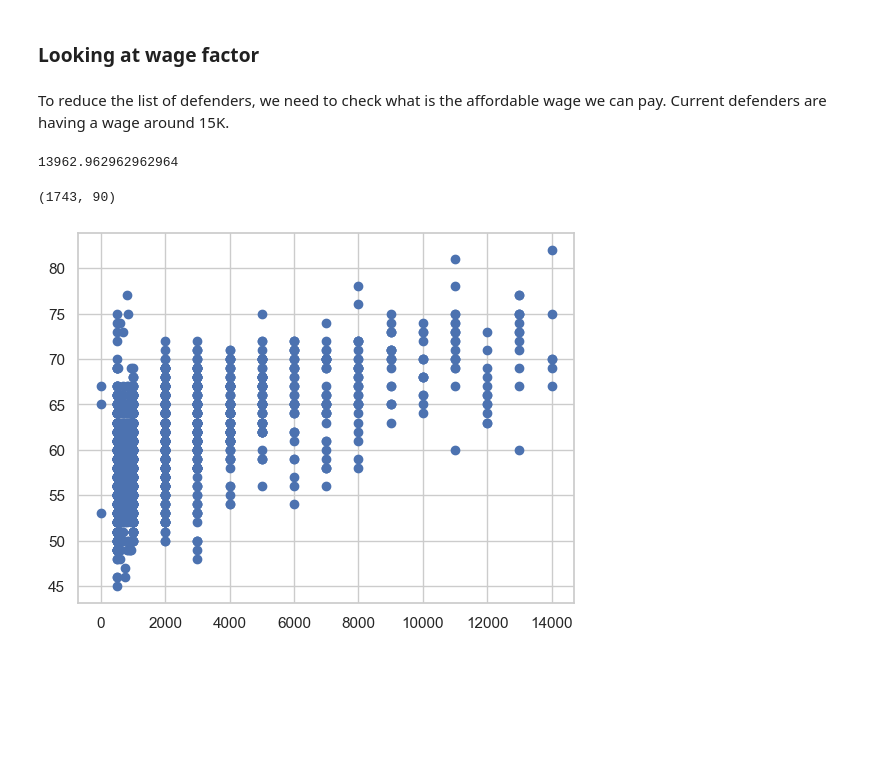
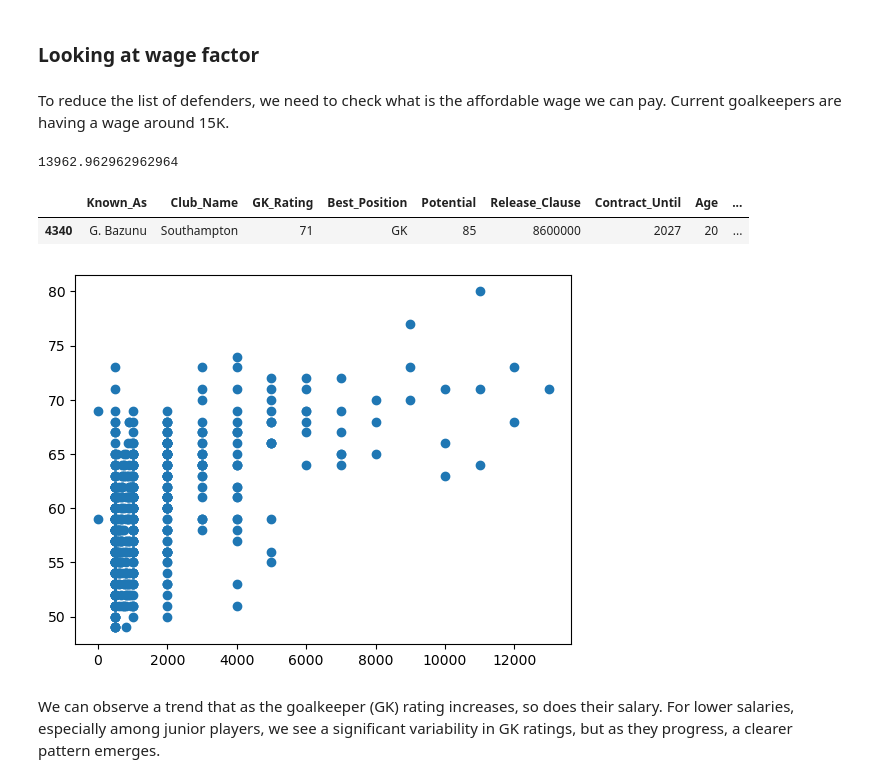
Before and after one commit to JonITTECH/project-fifa-moneyball, a Jupyter notebook: FIFA AJAX.ipynb, the cells around one changed output. Cells and saved outputs as stored; diff of their text form; code cells hidden in the pictures; blank space fills up the shorter version.

```diff
--- a/FIFA AJAX.ipynb
+++ b/FIFA AJAX.ipynb
@@ -396,20 +440,31 @@ sns.pairplot(desired_defender[['Age','Overall', 'Wage(in_Euro)','CB_Rating']],hu
 # %% [markdown]
 ### Looking at wage factor
 # %% [markdown]
-To reduce the list of defenders, we need to check what is the affordable wage we can pay. Current defenders are having a wage around 15K.
+To reduce the list of defenders, we need to check what is the affordable wage we can pay. Current goalkeepers are having a wage around 15K.
 # %%
 ajax['Wage(in_Euro)'].mean()
 # %% [output]
 13962.962962962964
 # %%
-# We limit our Defender group to have wage below 15K
-desired_defender = desired_defender[desired_defender['Wage(in_Euro)']<15000]
-desired_defender.shape
+# We limit our GK group to have wage below 15K
+desired_gk = desired_gk[desired_gk['Wage(in_Euro)']<15000]
+
+desired_gk= fifa2[['Known_As','Club_Name','GK_Rating','Best_Position','Potential','Release_Clause','Contract_Until','Age', 'Value(in_Euro)','Wage(in_Euro)','Goalkeeper_Diving', 'Goalkeeper_Handling', 'GoalkeeperKicking','Goalkeeper_Positioning', 'Goalkeeper_Reflexes']]
+desired_gk=desired_gk[(desired_gk['Release_Clause'] < 54100000) &
+                                      (desired_gk['Potential'] > 84) &
+                                      (desired_gk['Age'] < 24) &
+                                      (desired_gk['Best_Position'] == 'GK')&
+                                      (desired_gk['Wage(in_Euro)']<15000)]
+
+desired_gk.head(10)
 # %% [output]
-(1743, 90)
+|  | Known_As | Club_Name | GK_Rating | Best_Position | Potential | Release_Clause | Contract_Until | Age | ... |
+| 4340 | G. Bazunu | Southampton | 71 | GK | 85 | 8600000 | 2027 | 20 | ... |
 # %%
-plt.scatter(desired_defender['Wage(in_Euro)'], desired_defender['CB_Rating'])
+plt.scatter(desired_gk['Wage(in_Euro)'], desired_gk['GK_Rating'])
 plt.show()
 # %% [output]
-[figure, old version]
+[figure, new version]
+# %% [markdown]
+We can observe a trend that as the goalkeeper (GK) rating increases, so does their salary. For lower salaries, especially among junior players, we see a significant variability in GK ratings, but as they progress, a clearer pattern emerges.
 # %%
```
Also changed, not shown: parts of 19 cells of this notebook.
